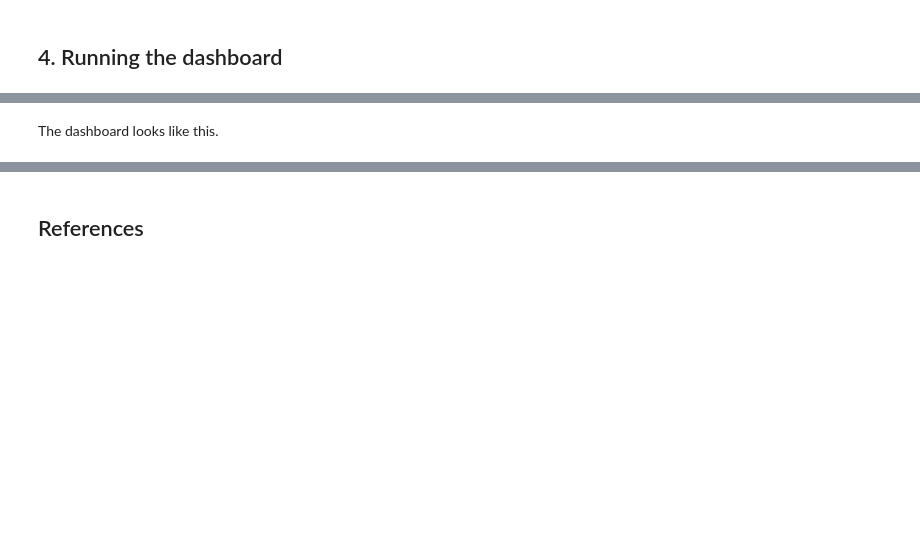
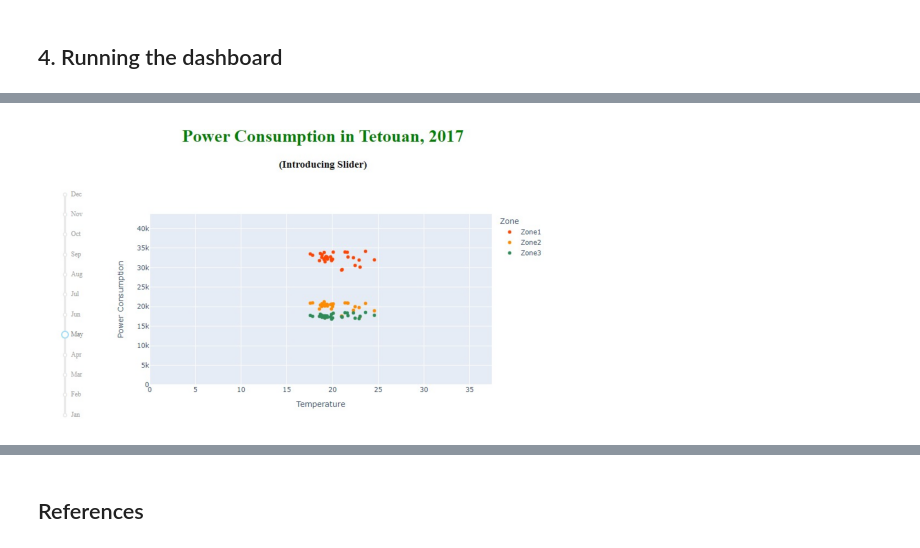
Before and after one commit to Goliath-Research/Data-Visualization, a Jupyter notebook: Plotly-Dash/08-sliderDash.ipynb, the cells around one changed output, grey strips where cells are left out. Cells and saved outputs as stored; diff of their text form; code cells hidden in the pictures; blank space fills up the shorter version.

```diff
--- a/Plotly-Dash/08-sliderDash.ipynb
+++ b/Plotly-Dash/08-sliderDash.ipynb
@@ -134,7 +138,13 @@ if __name__ == '__main__':
     app.run_server(debug=True, port=8088)
 # %% [output]
 [interactive output not drawn]
-# %% [markdown]
-The dashboard looks like this.
+# %%
+# Showing an image of the dashboard
+image_s = Image.open('sliderDash.jpg')
+image_s = np.array(image_s)
+plt.imshow(image_s)
+plt.axis('off');
+# %% [output]
+[figure, added]
 # %% [markdown]
 ![Optional Alt Text](sliderDash.jpg)
```
Also changed, not shown: parts of 2 cells of this notebook.
